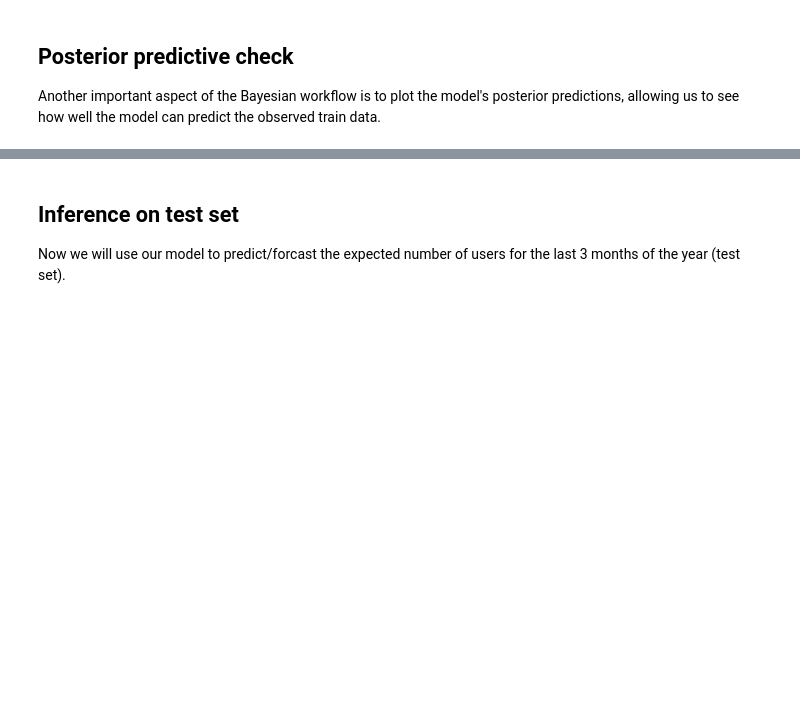
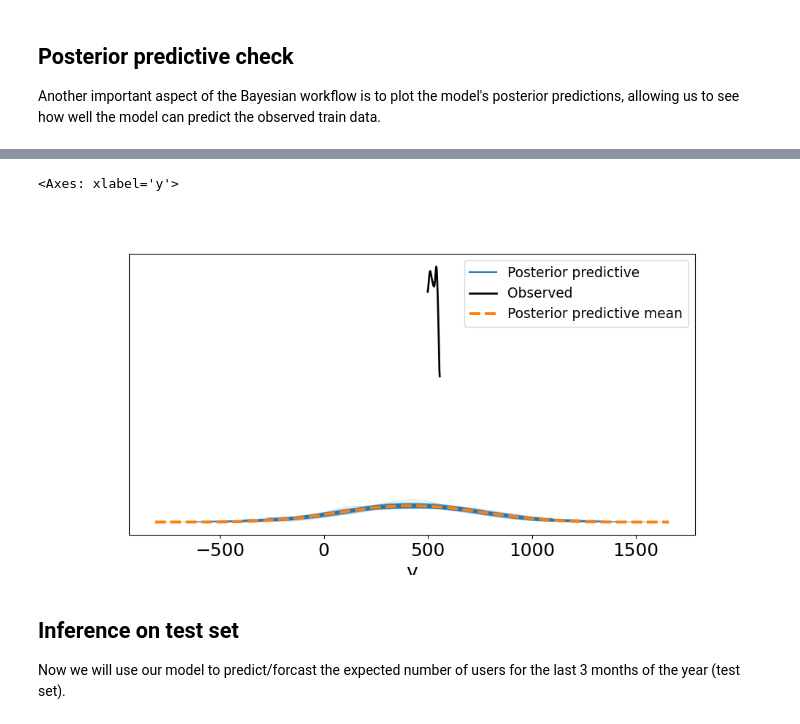
Before and after one commit to luccalb/mlts-exercise-public, a Jupyter notebook: 02_03_Bayesian_Linear_Regression/MLTS_Exercise_02_Bayesian_Linear_Regression.ipynb, the cells around one changed output, grey strips where cells are left out. Saved outputs shown, nothing was run; the diff lists cells and outputs as text; code cells hidden in the pictures; blank space fills up the shorter version.

```diff
--- a/02_03_Bayesian_Linear_Regression/MLTS_Exercise_02_Bayesian_Linear_Regression.ipynb
+++ b/02_03_Bayesian_Linear_Regression/MLTS_Exercise_02_Bayesian_Linear_Regression.ipynb
@@ -171,3 +182,8 @@ Another important aspect of the Bayesian workflow is to plot the model's posteri
+# %%
+az.plot_ppc(idata, figsize=(10, 5), num_pp_samples=100)
+# %% [output]
+<Axes: xlabel='y'>
+[figure, added]
 # %% [markdown]
 ## Inference on test set
 
```
Also changed, not shown: parts of 11 cells of this notebook.
